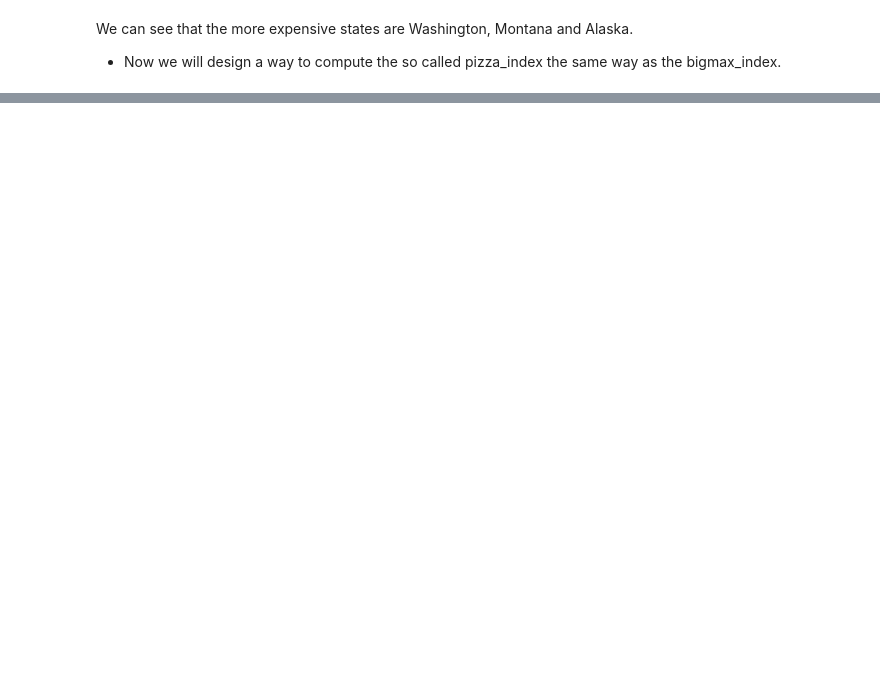
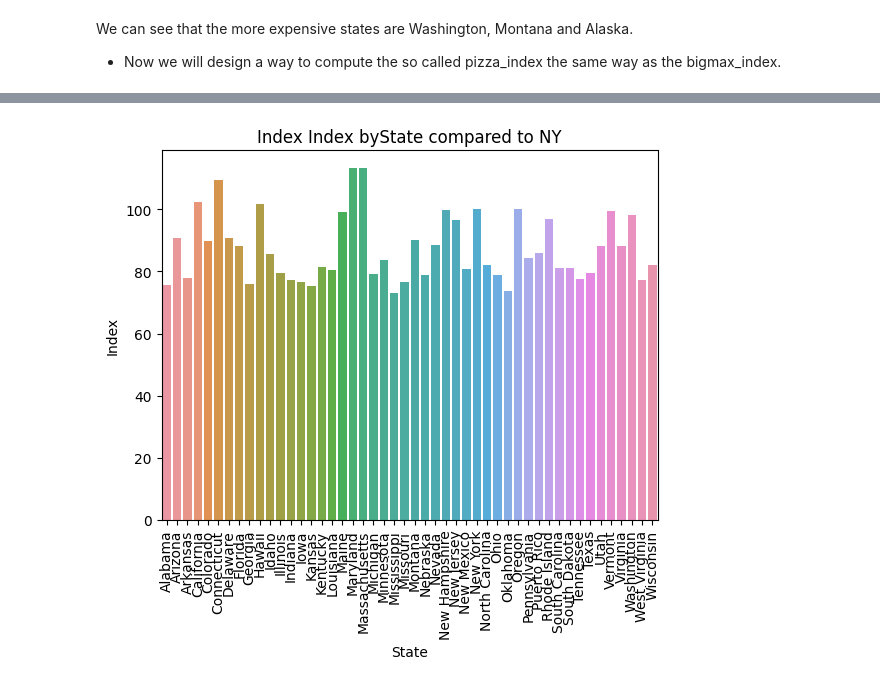
Before and after one commit to com-480-data-visualization/project-2023-viz-exe, a Jupyter notebook: Pizza_index.ipynb, the cells around one changed output, grey strips where cells are left out. Drawn from its saved outputs; the diff is of its cells as text; code cells hidden in the pictures; blank space fills up the shorter version.

```diff
--- a/Pizza_index.ipynb
+++ b/Pizza_index.ipynb
@@ -173,0 +258,3 @@ living_cost_USA_by_STATE
+# %%
+adjustement_factor = 100.0/NY_index
+living_cost_USA_state_52['Index'] = living_cost_USA_state_52['Index'] * adjustement_factor
@@ -173,0 +263,4 @@ living_cost_USA_by_STATE
+# %%
+columns_to_adjust = ['Grocery', 'Housing', 'Utilities', 'Transportation', 'Health', 'Misc.']
+for column in columns_to_adjust:
+    living_cost_USA_state_52[column] = living_cost_USA_state_52[column] * (living_cost_USA_state_52['Index'] / NY_index)
@@ -173,0 +274,10 @@ living_cost_USA_by_STATE
+# %%
+living_cost_USA_state_52 = living_cost_USA_state_52.sort_values('State')
+# %%
+states_to_remove = ['Wyoming', 'North Dakota', 'Alaska']
+mask = ~living_cost_USA_state_52['State'].isin(states_to_remove)
+living_cost_USA_state_52 = living_cost_USA_state_52[mask]
+# %%
+barplot(living_cost_USA_state_52, 'State', 'Index')
+# %% [output]
+[figure, added]
```
Also changed, not shown: parts of 43 cells of this notebook, 2 other files.
